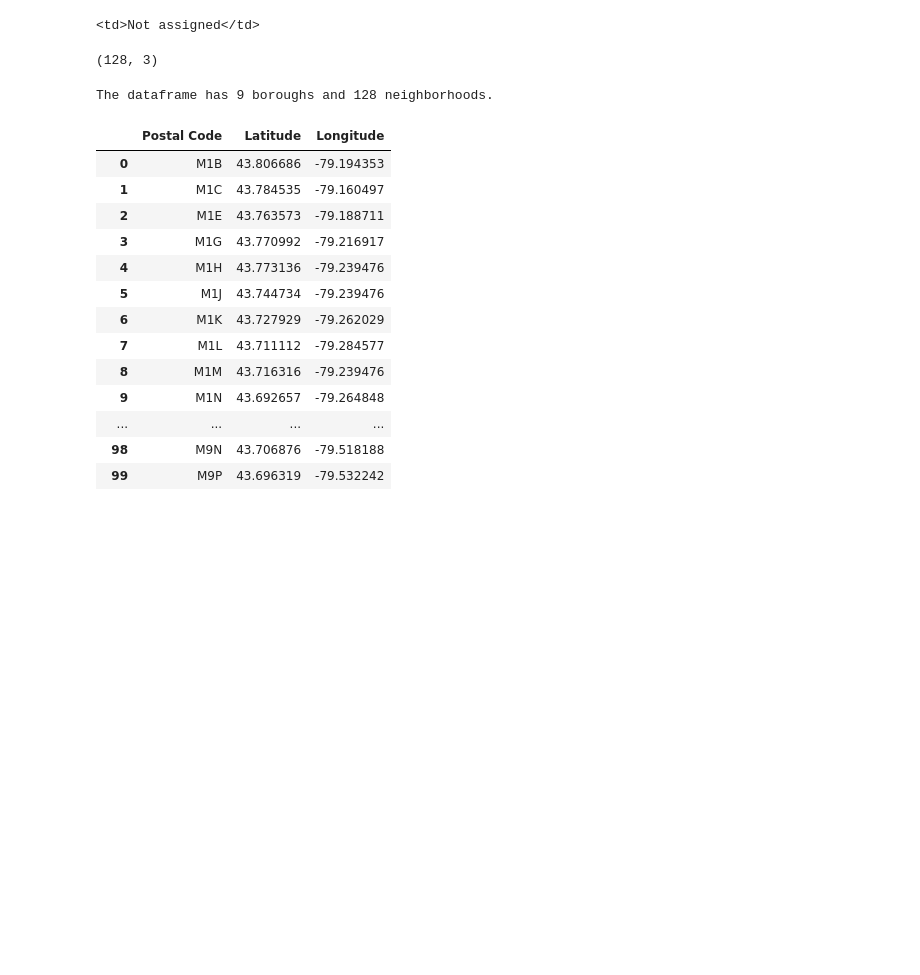
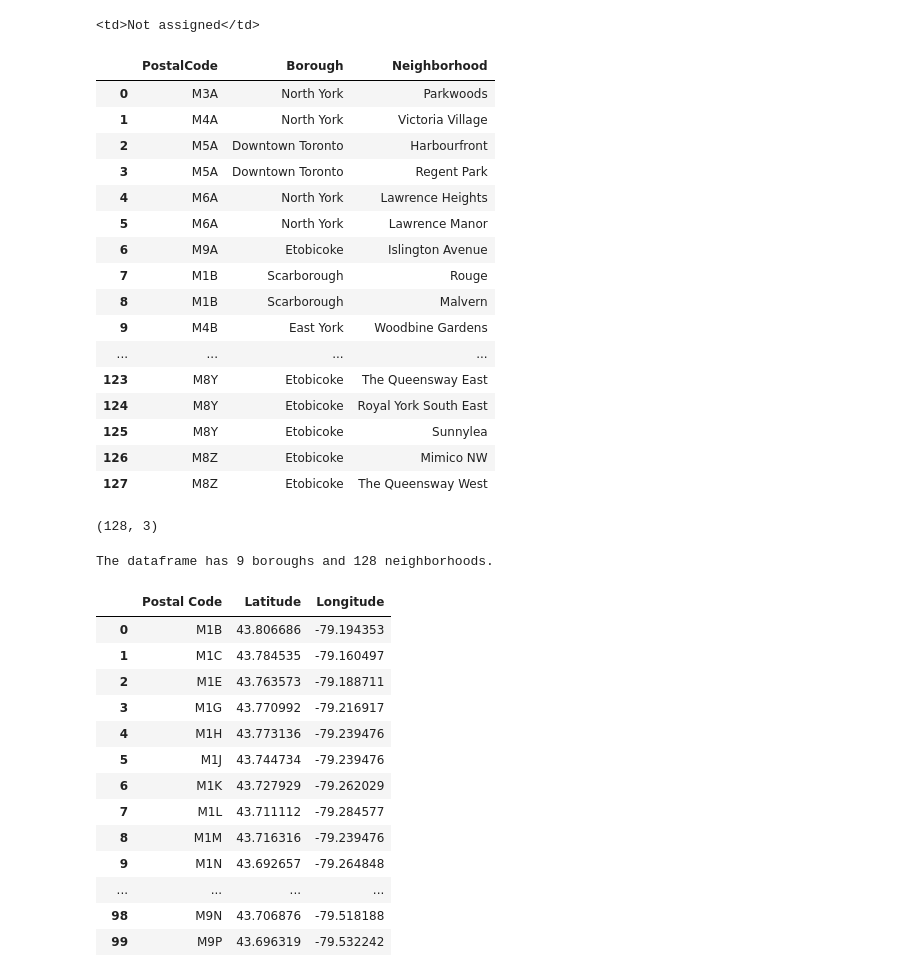
Before and after one commit to rahulsinghrs/Foursquare-Data, a Jupyter notebook: segmenting_and_clustering_neighborhoods_Toronto.ipynb, the cells around one changed output. Saved outputs shown, nothing was run; the diff lists cells and outputs as text; code cells hidden in the pictures; blank space fills up the shorter version.

```diff
--- a/segmenting_and_clustering_neighborhoods_Toronto.ipynb
+++ b/segmenting_and_clustering_neighborhoods_Toronto.ipynb
@@ -140,6 +96,26 @@ df=df.dropna()   #drop rows withh na values
 df=df.reset_index()
 # %%
 del df['index']
+# %%
+df
+# %% [output]
+|  | PostalCode | Borough | Neighborhood |
+| 0 | M3A | North York | Parkwoods |
+| 1 | M4A | North York | Victoria Village |
+| 2 | M5A | Downtown Toronto | Harbourfront |
+| 3 | M5A | Downtown Toronto | Regent Park |
+| 4 | M6A | North York | Lawrence Heights |
+| 5 | M6A | North York | Lawrence Manor |
+| 6 | M9A | Etobicoke | Islington Avenue |
+| 7 | M1B | Scarborough | Rouge |
+| 8 | M1B | Scarborough | Malvern |
+| 9 | M4B | East York | Woodbine Gardens |
+| ... | ... | ... | ... |
+| 123 | M8Y | Etobicoke | The Queensway East |
+| 124 | M8Y | Etobicoke | Royal York South East |
+| 125 | M8Y | Etobicoke | Sunnylea |
+| 126 | M8Z | Etobicoke | Mimico NW |
+| 127 | M8Z | Etobicoke | The Queensway West |
 # %%
 df.shape
 # %% [output]
```
Also changed, not shown: parts of 4 cells of this notebook.
